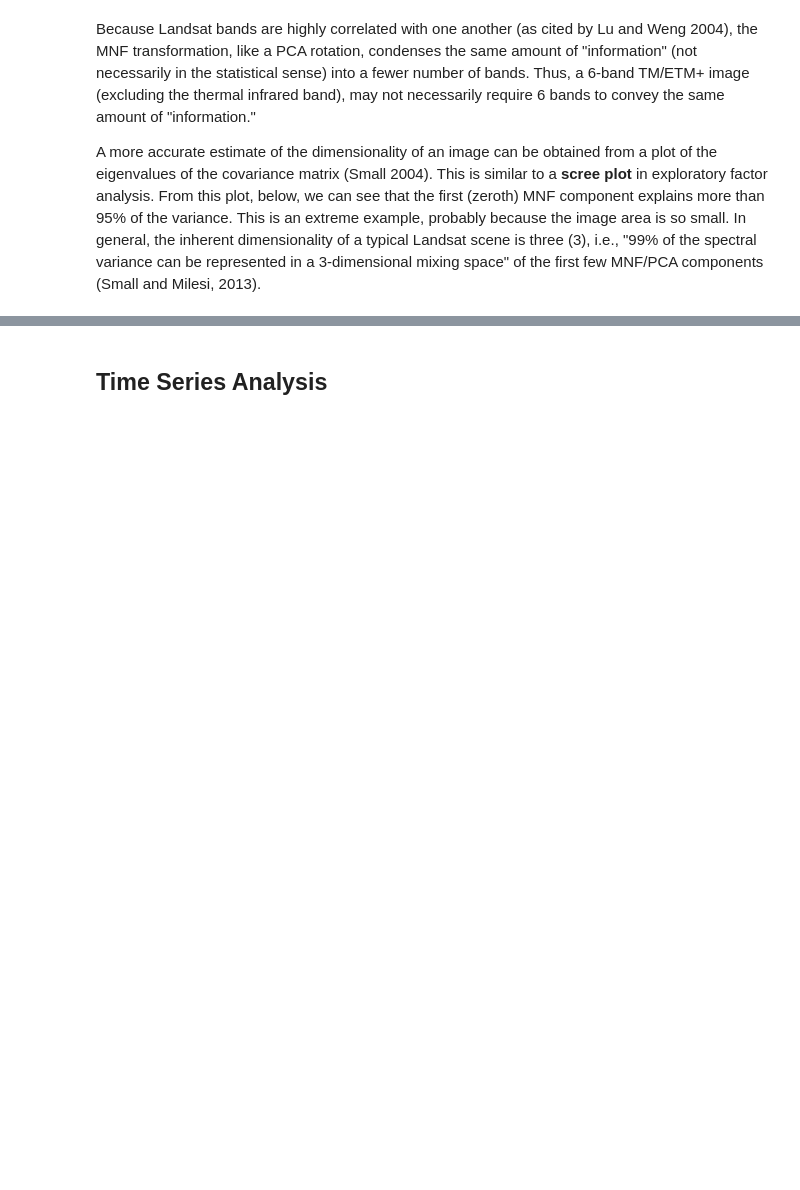
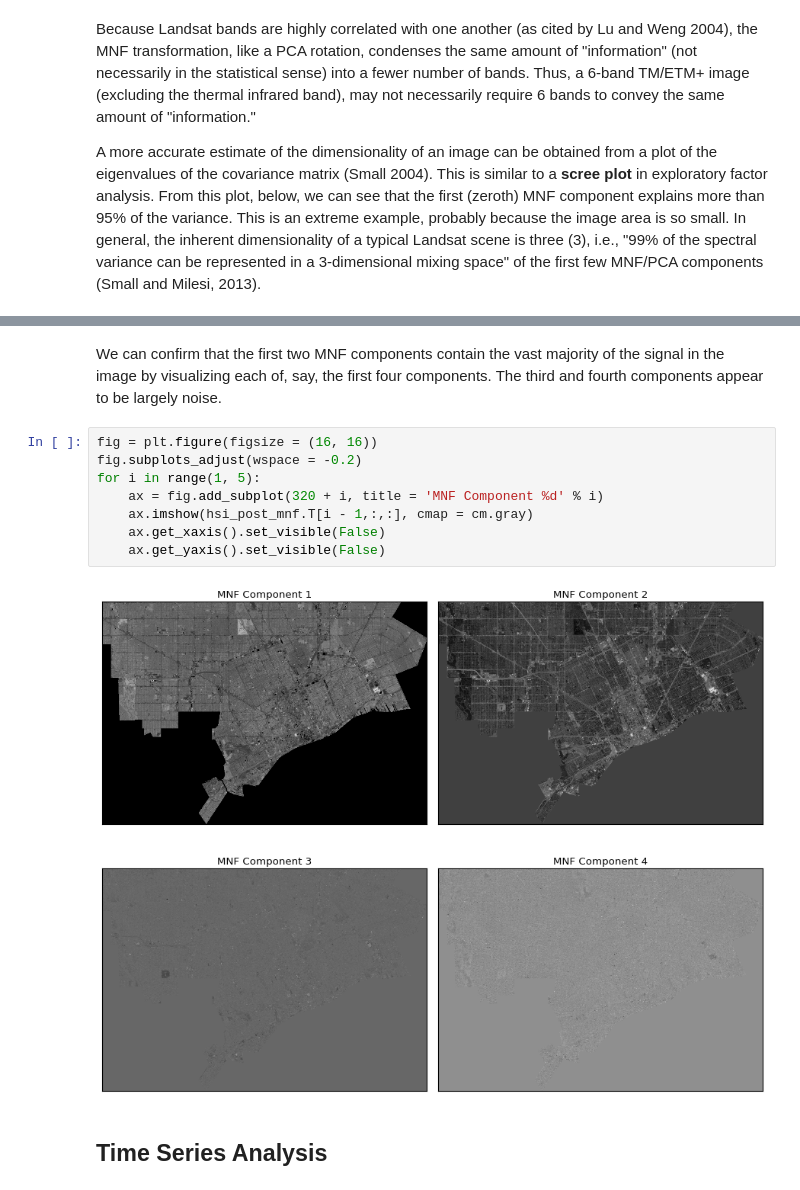
Before and after one commit to arthur-e/unmixing, a Jupyter notebook: docs/Overview_LSMA_in_Python.ipynb, the cells around one changed output, grey strips where cells are left out. Drawn from its saved outputs; the diff is of its cells as text; blank space fills up the shorter version.

```diff
--- a/docs/Overview_LSMA_in_Python.ipynb
+++ b/docs/Overview_LSMA_in_Python.ipynb
@@ -158,6 +158,19 @@ plt.plot(eigenvals_p)
 # %% [output]
 [<matplotlib.lines.Line2D at 0x...>]
 [figure]
+# %% [markdown]
+We can confirm that the first two MNF components contain the vast majority of the signal in the image by visualizing each of, say, the first four components.
+The third and fourth components appear to be largely noise.
+# %%
+fig = plt.figure(figsize = (16, 16))
+fig.subplots_adjust(wspace = -0.2)
+for i in range(1, 5):
+    ax = fig.add_subplot(320 + i, title = 'MNF Component %d' % i)
+    ax.imshow(hsi_post_mnf.T[i - 1,:,:], cmap = cm.gray)
+    ax.get_xaxis().set_visible(False)
+    ax.get_yaxis().set_visible(False)
+# %% [output]
+[figure, added]
 # %% [markdown]
 ## Time Series Analysis
 # %% [markdown]
```
Also changed, not shown: parts of 1 cell of this notebook.
